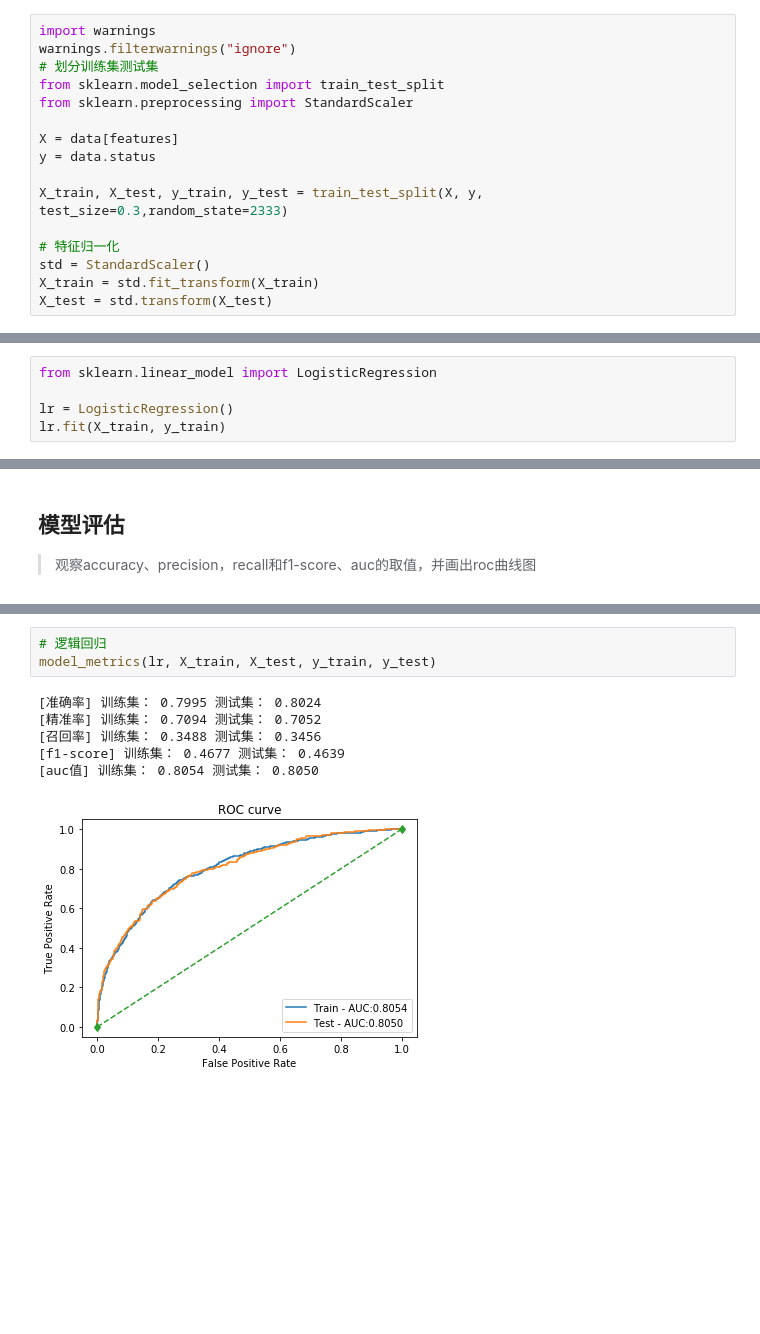
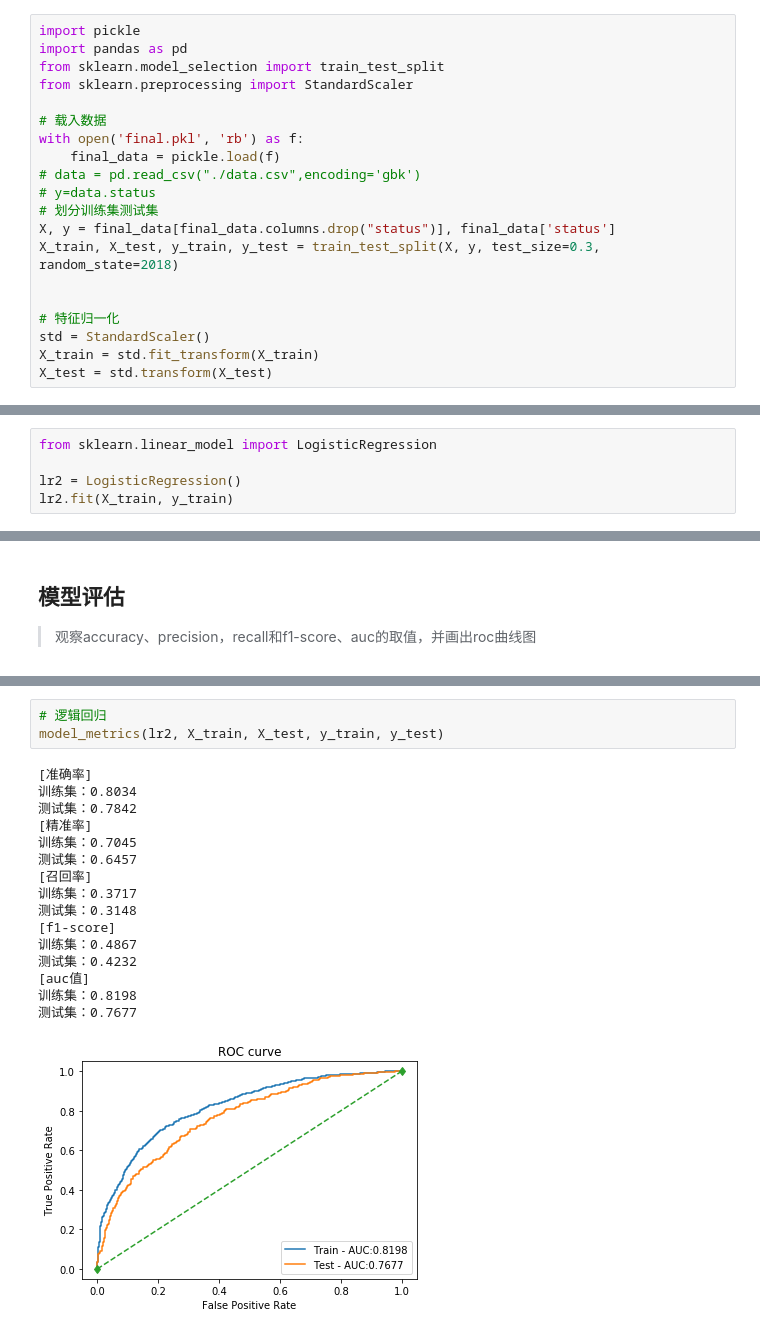
Before and after one commit to xixici/datawhale-data-mining-season-8, a Jupyter notebook: SOLUTION4.ipynb, the cells around one changed output, grey strips where cells are left out. Saved outputs shown, nothing was run; the diff lists cells and outputs as text; blank space fills up the shorter version.

```diff
--- a/SOLUTION4.ipynb
+++ b/SOLUTION4.ipynb
@@ -146,14 +17,18 @@ features = [x for x in data.columns if x not in ['status']]
 # %%
-import warnings
-warnings.filterwarnings("ignore")
-# 划分训练集测试集
+import pickle
+import pandas as pd
 from sklearn.model_selection import train_test_split
 from sklearn.preprocessing import StandardScaler
 
-X = data[features]
-y = data.status
+# 载入数据
+with open('final.pkl', 'rb') as f:
+    final_data = pickle.load(f)
+# data = pd.read_csv("./data.csv",encoding='gbk')
+# y=data.status
+# 划分训练集测试集
+X, y = final_data[final_data.columns.drop("status")], final_data['status']
+X_train, X_test, y_train, y_test = train_test_split(X, y, test_size=0.3, random_state=2018)
 
-X_train, X_test, y_train, y_test = train_test_split(X, y, test_size=0.3,random_state=2333)
 
 # 特征归一化
 std = StandardScaler()
@@ -164,8 +39,8 @@ X_test = std.transform(X_test)
 # %%
 from sklearn.linear_model import LogisticRegression
 
-lr = LogisticRegression()
-lr.fit(X_train, y_train)
+lr2 = LogisticRegression()
+lr2.fit(X_train, y_train)
 # %% [output]
 LogisticRegression(C=1.0, class_weight=None, dual=False, fit_intercept=True,
           intercept_scaling=1, max_iter=100, multi_class='warn',
@@ -298,14 +178,24 @@ def model_metrics(clf, X_train, X_test, y_train, y_test):
     plt.title("ROC curve")
 # %%
 # 逻辑回归
-model_metrics(lr, X_train, X_test, y_train, y_test)
+model_metrics(lr2, X_train, X_test, y_train, y_test)
 # %% [output]
-[准确率] 训练集： 0.7995 测试集： 0.8024
-[精准率] 训练集： 0.7094 测试集： 0.7052
-[召回率] 训练集： 0.3488 测试集： 0.3456
-[f1-score] 训练集： 0.4677 测试集： 0.4639
-[auc值] 训练集： 0.8054 测试集： 0.8050
+[准确率]
+训练集：0.8034
+测试集：0.7842
+[精准率]
+训练集：0.7045
+测试集：0.6457
+[召回率]
+训练集：0.3717
+测试集：0.3148
+[f1-score]
+训练集：0.4867
+测试集：0.4232
+[auc值]
+训练集：0.8198
+测试集：0.7677
-[figure, old version]
+[figure, new version]
 # %%
 # 线性SVM
 model_metrics(svm_linear, X_train, X_test, y_train, y_test)
```
Also changed, not shown: parts of 37 cells of this notebook, 1 other file.
